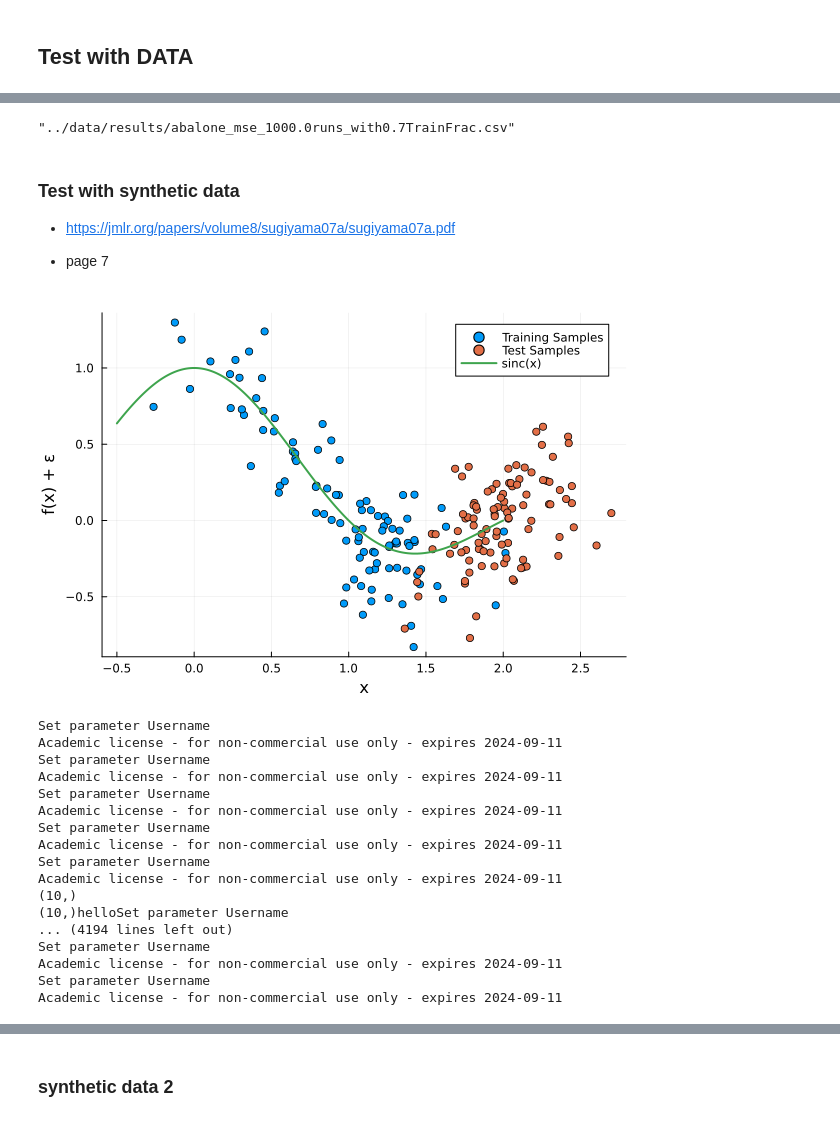
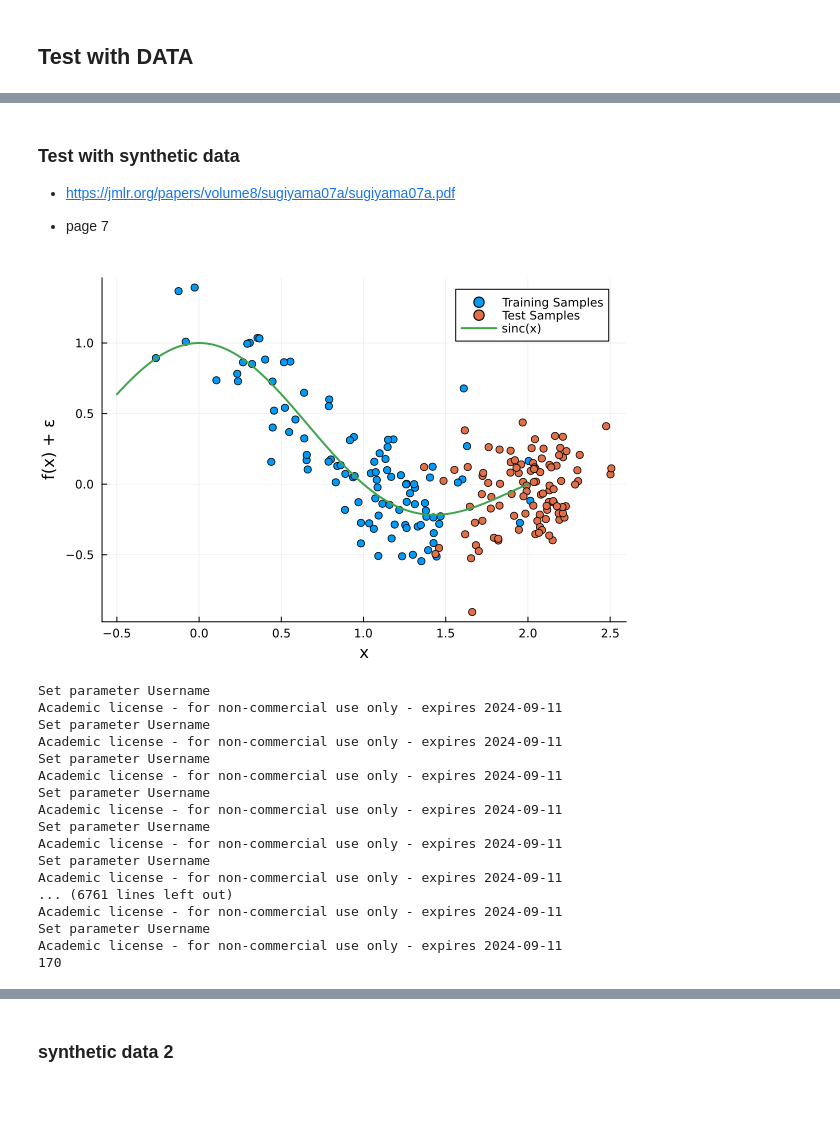
Before and after one commit to mogdog18/CovariateStableReg, a Jupyter notebook: src/class_notebook.ipynb, the cells around one changed output, grey strips where cells are left out. Saved outputs shown, nothing was run; the diff lists cells and outputs as text; code cells hidden in the pictures.

Commit message:
class notebook syntntic data

```diff
--- a/src/class_notebook.ipynb
+++ b/src/class_notebook.ipynb
@@ -412,8 +290,3 @@ Dataset abalone % improvement in mse with weight: 43.806538780706234
-# %%
-df_results = DataFrame(OPT_MSE_1000runs = optim_mse_test_scores, OPT_W_Weights_MSE_1000runs = optim_weights_mse_test_scores, RAND_MSE_1000runs = random_mse_test_scores, RAND_W_Weights_MSE_1000runs = random_mse_test_scores);
-CSV.write("../data/results/$(abalone_instance.name)_mse_$(abalone_instance.num_runs)runs_with$(abalone_instance.train_val_prop)TrainFrac.csv", df_results)
-# %% [output]
-"../data/results/abalone_mse_1000.0runs_with0.7TrainFrac.csv"
 # %% [markdown]
 ### Test with synthetic data
 
@@ -426,21 +296,24 @@ synthetic_instance = RegressionClass("synthetic", X_train, X_test, y_train, y_te
-# %%
-f(x) = sinc(x)
-# Visualize the training samples
-scatter(Matrix(X_train), y_train, label="Training Samples", xlabel="x", ylabel="f(x) + ε")
-
-# Visualize the test samples
-scatter!(Matrix(X_test), y_test, label="Test Samples")
-
-# Visualize the sinc function
-x_values = range(-0.5, stop=2, length=500)
-plot!(x_values, f.(x_values), label="sinc(x)", linewidth=2)
-
-# Show the plot
-display(Plots.plot!())
-# %% [output]
-[figure, removed]
+# %%
+(X_full, y_full), (X_shifted, y_shifted) = generate_synthetic_data(500, "1", 123)
+
+synthetic_instance_1 = RegressionClass(
+    "synthetic_1",
+    X_full,
+    X_shifted,
+    y_full,
+    y_shifted,
+    "Synthetic",
+    [0,0],
+    lambdas,
+    train_test_prop,
+    train_val_prop,
+    1000);
+# %%
+plot_synthetic(X_full, y_full, X_shifted, y_shifted, "1")
+# %% [output]
+[figure, added]
 # %%
-random_mse_test_scores, random_weights_mse_test_scores, optim_mse_test_scores, optim_weights_mse_test_scores = repeat_four_methods(synthetic_instance);
+(rand_betas, rand_weights_betas, opt_betas, opt_weights_betas), (random_mse_test_scores, random_weights_mse_test_scores, optim_mse_test_scores, optim_weights_mse_test_scores) = repeat_four_methods(synthetic_instance_1);
 # %% [output]
 Set parameter Username
 Academic license - for non-commercial use only - expires 2024-09-11
@@ -452,13 +325,13 @@ Set parameter Username
 Academic license - for non-commercial use only - expires 2024-09-11
 Set parameter Username
 Academic license - for non-commercial use only - expires 2024-09-11
-(10,)
-(10,)helloSet parameter Username
-... (4194 lines left out)
 Set parameter Username
+Academic license - for non-commercial use only - expires 2024-09-11
+... (6761 lines left out)
 Academic license - for non-commercial use only - expires 2024-09-11
 Set parameter Username
 Academic license - for non-commercial use only - expires 2024-09-11
+170
 # %%
 improv_no_weight = calculate_percentage_improvement(optim_mse_test_scores, random_mse_test_scores)
 improv_with_weight = calculate_percentage_improvement(optim_weights_mse_test_scores, random_weights_mse_test_scores)
```
Also changed, not shown: parts of 37 cells of this notebook.
